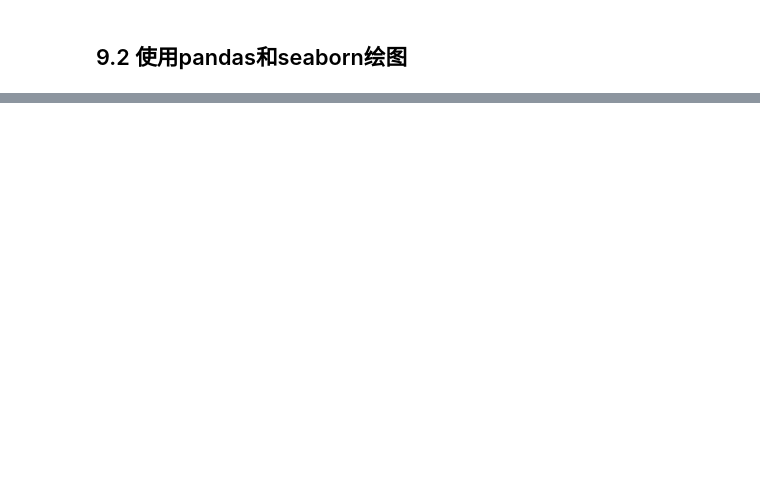
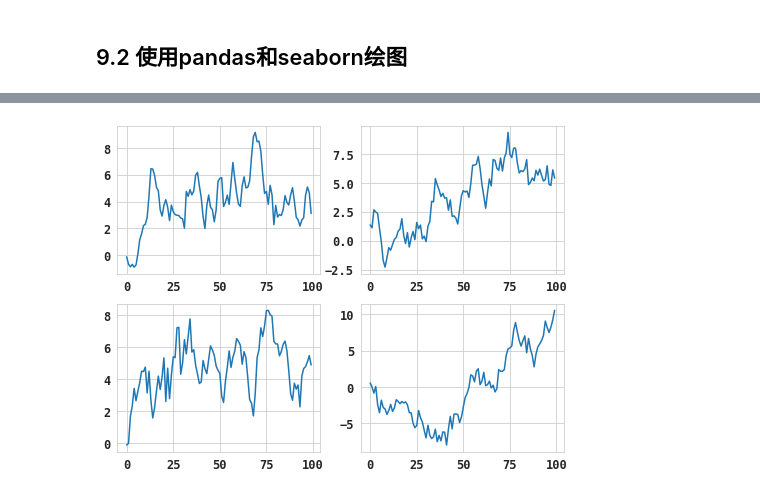
Before and after one commit to wfy0508/LearningPython, a Jupyter notebook: dataAnalysis/chapter9.ipynb, the cells around one changed output, grey strips where cells are left out. Saved outputs shown, nothing was run; the diff lists cells and outputs as text; code cells hidden in the pictures; blank space fills up the shorter version.

```diff
--- a/dataAnalysis/chapter9.ipynb
+++ b/dataAnalysis/chapter9.ipynb
@@ -154,0 +173,10 @@ plt.rc('font', **font_options)
+# %%
+# 将df的每一列单独绘制到一个子图中
+fig = plt.figure()
+df_col = df.columns.tolist()
+
+for i in range(1, 5):
+    ax_ = fig.add_subplot(2, 2, i)
+    df[df_col[i - 1]].plot(ax=ax_)
+# %% [output]
+[figure, added]
```
Also changed, not shown: parts of 38 cells of this notebook, 1 other file.
